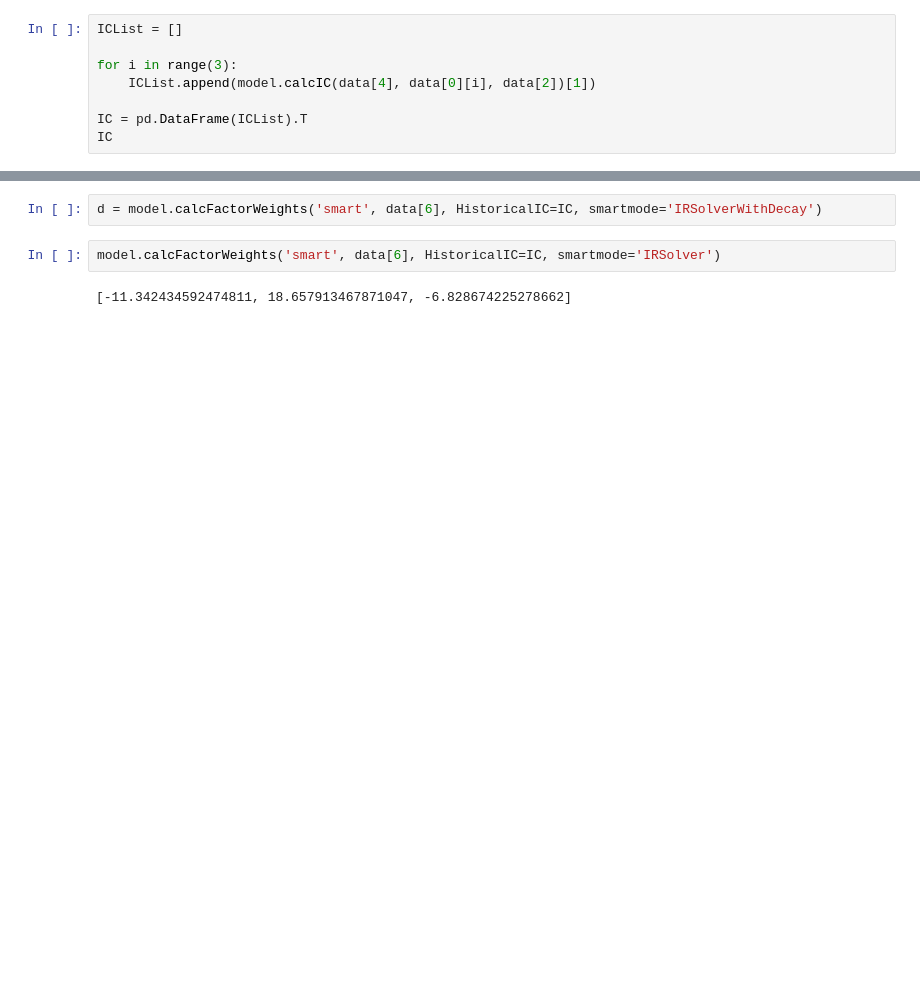
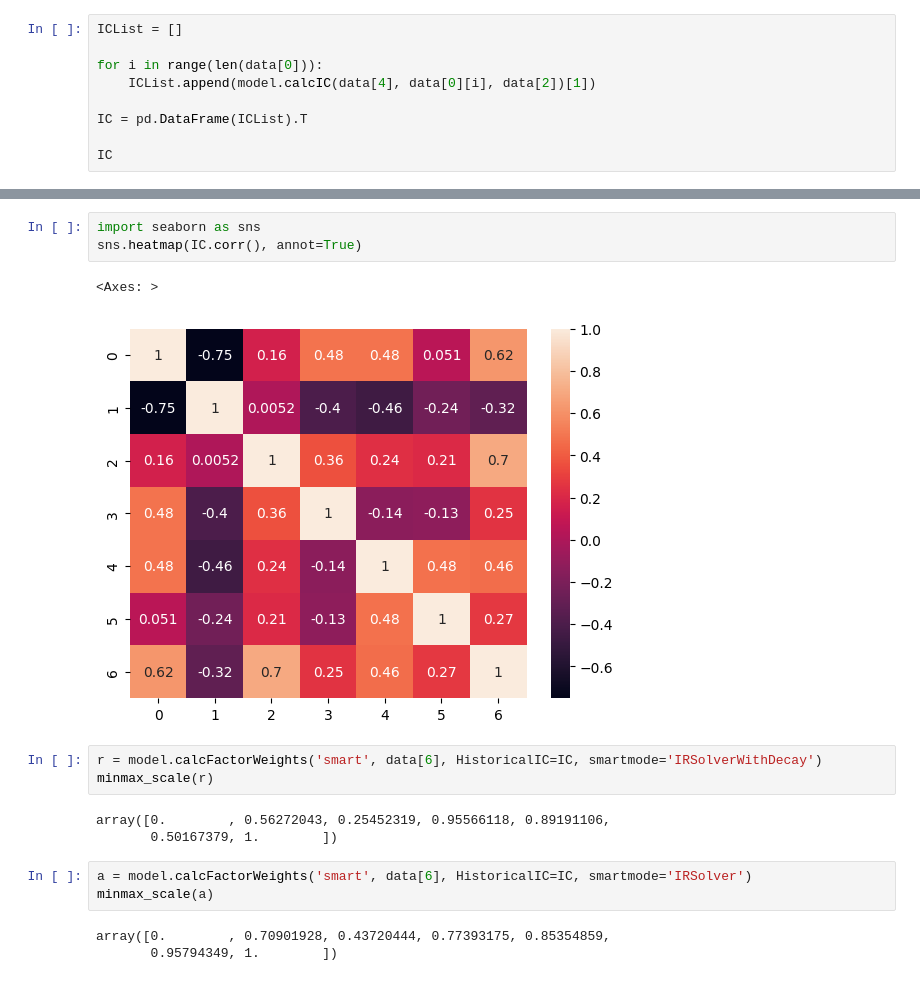
Before and after one commit to zzhang2293/multi_factor, a Jupyter notebook: app/factor/testbench.ipynb, the cells around one changed output, grey strips where cells are left out. Drawn from its saved outputs; the diff is of its cells as text; blank space fills up the shorter version.

```diff
--- a/app/factor/testbench.ipynb
+++ b/app/factor/testbench.ipynb
@@ -10,8 +10,9 @@ OperationFailure: $and/$or/$nor must be a nonempty array, full error: {'ok': 0.0
 # %%
 ICList = []
 
-for i in range(3):
+for i in range(len(data[0])):
     ICList.append(model.calcIC(data[4], data[0][i], data[2])[1])
 
 IC = pd.DataFrame(ICList).T
+
 IC
@@ -18,6 +37,18 @@ IC
+# %%
+import seaborn as sns
+sns.heatmap(IC.corr(), annot=True)
+# %% [output]
+<Axes: >
+[figure, added]
 # %%
-d = model.calcFactorWeights('smart', data[6], HistoricalIC=IC, smartmode='IRSolverWithDecay')
+r = model.calcFactorWeights('smart', data[6], HistoricalIC=IC, smartmode='IRSolverWithDecay')
+minmax_scale(r)
+# %% [output]
+array([0.        , 0.56272043, 0.25452319, 0.95566118, 0.89191106,
+       0.50167379, 1.        ])
 # %%
-model.calcFactorWeights('smart', data[6], HistoricalIC=IC, smartmode='IRSolver')
+a = model.calcFactorWeights('smart', data[6], HistoricalIC=IC, smartmode='IRSolver')
+minmax_scale(a)
 # %% [output]
-[-11.342434592474811, 18.657913467871047, -6.828674225278662]
+array([0.        , 0.70901928, 0.43720444, 0.77393175, 0.85354859,
+       0.95794349, 1.        ])
```
Also changed, not shown: parts of 2 cells of this notebook, 2 other files.
